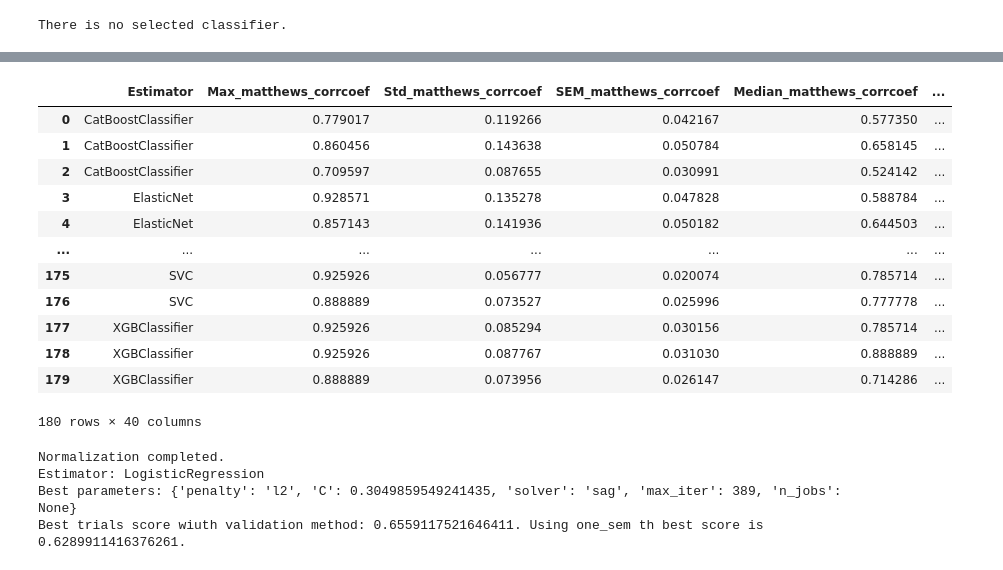
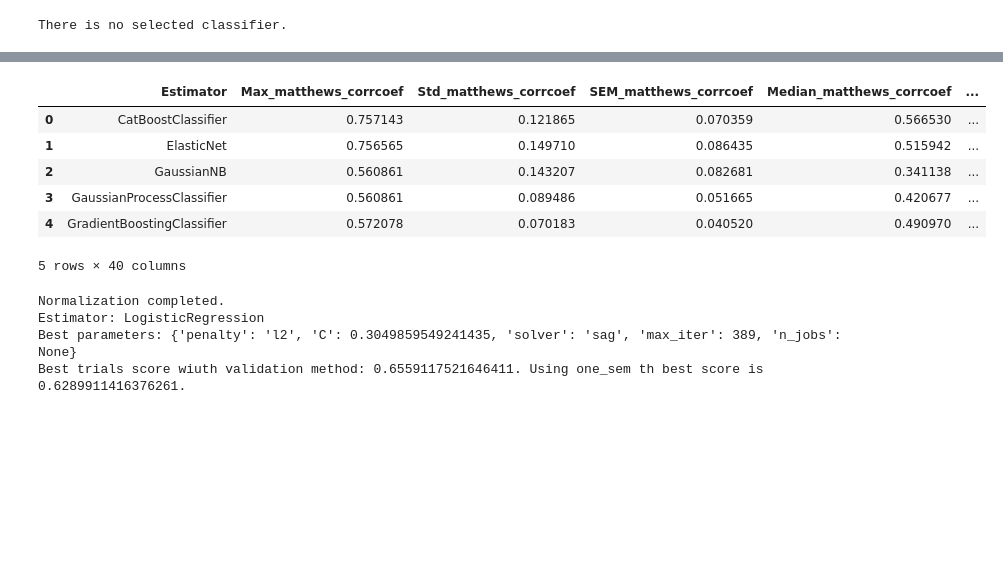
Before and after one commit to costasmexis/AI4META, a Jupyter notebook: test_pipeline.ipynb, the cells around one changed output, grey strips where cells are left out. Drawn from its saved outputs; the diff is of its cells as text; code cells hidden in the pictures; blank space fills up the shorter version.

```diff
--- a/test_pipeline.ipynb
+++ b/test_pipeline.ipynb
@@ -36,7 +37,7 @@ mlpipe = MLPipelines(label=label, csv_dir=csv_dir)
 # %% [output]
 There is no selected classifier.
 # %%
-df = mlpipe.nested_cv(rounds=2,n_trials_ncv=10,outer_splits=2,inner_splits=2,parallel='freely_parallel',show_bad_samples=True,name_add='manolakos_test',num_features=[5,mlpipe.X.shape[1]], info_to_db=True)
+df = mlpipe.nested_cv(rounds=3,n_trials_ncv=10,outer_splits=3,inner_splits=3,parallel='freely_parallel',num_features=[1,4,mlpipe.X.shape[1]], frfs=True, search_on=['LogisticRegression','ElasticNet'], show_bad_samples=True,name_add='manolakos_test', info_to_db=True)
 # %% [output]
 Your Dataset contains NaN values. Some estimators does not work with NaN values.
 The median method will be used for the missing values manipulation.
@@ -65,19 +68,13 @@ An error occurred while inserting data into the database: 'NoneType' object is n
 # %%
-df
+df.head()
 # %% [output]
 |  | Estimator | Max_matthews_corrcoef | Std_matthews_corrcoef | SEM_matthews_corrcoef | Median_matthews_corrcoef | ... |
-| 0 | CatBoostClassifier | 0.779017 | 0.119266 | 0.042167 | 0.577350 | ... |
-| 1 | CatBoostClassifier | 0.860456 | 0.143638 | 0.050784 | 0.658145 | ... |
-| 2 | CatBoostClassifier | 0.709597 | 0.087655 | 0.030991 | 0.524142 | ... |
-| 3 | ElasticNet | 0.928571 | 0.135278 | 0.047828 | 0.588784 | ... |
-| 4 | ElasticNet | 0.857143 | 0.141936 | 0.050182 | 0.644503 | ... |
-| ... | ... | ... | ... | ... | ... | ... |
-| 175 | SVC | 0.925926 | 0.056777 | 0.020074 | 0.785714 | ... |
-| 176 | SVC | 0.888889 | 0.073527 | 0.025996 | 0.777778 | ... |
-| 177 | XGBClassifier | 0.925926 | 0.085294 | 0.030156 | 0.785714 | ... |
-| 178 | XGBClassifier | 0.925926 | 0.087767 | 0.031030 | 0.888889 | ... |
-| 179 | XGBClassifier | 0.888889 | 0.073956 | 0.026147 | 0.714286 | ... |
+| 0 | CatBoostClassifier | 0.757143 | 0.121865 | 0.070359 | 0.566530 | ... |
+| 1 | ElasticNet | 0.756565 | 0.149710 | 0.086435 | 0.515942 | ... |
+| 2 | GaussianNB | 0.560861 | 0.143207 | 0.082681 | 0.341138 | ... |
+| 3 | GaussianProcessClassifier | 0.560861 | 0.089486 | 0.051665 | 0.420677 | ... |
+| 4 | GradientBoostingClassifier | 0.572078 | 0.070183 | 0.040520 | 0.490970 | ... |
-180 rows × 40 columns
+5 rows × 40 columns
 # %%
 import pandas as pd
 
```
Also changed, not shown: parts of 2 cells of this notebook, 2 other files.
